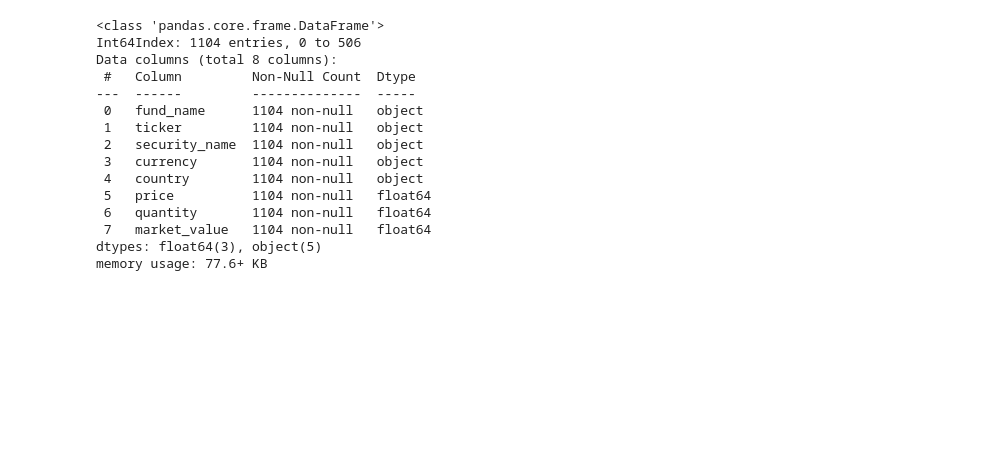
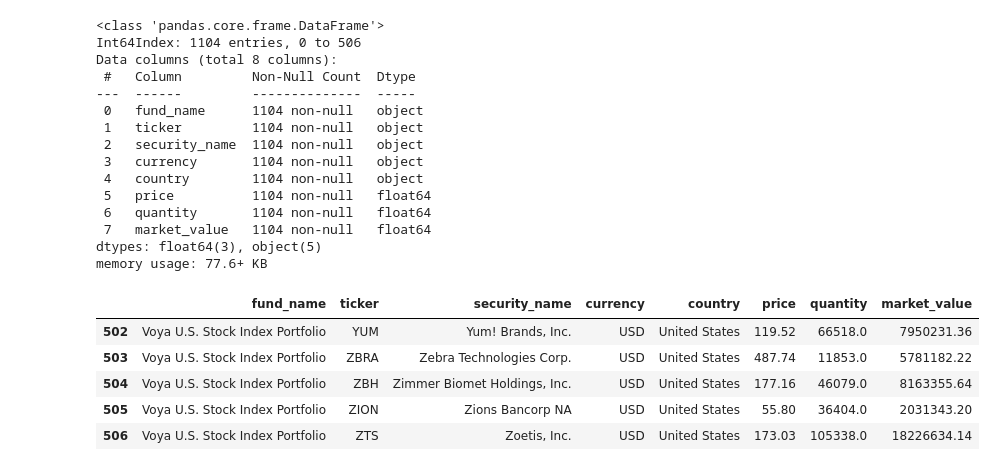
Before and after one commit to NicoleLund/mutual_fund_diversification, a Jupyter notebook: b_holdings_cleanup/holdings_clean.ipynb, the cells around one changed output. Cells and saved outputs as stored; diff of their text form; code cells hidden in the pictures; blank space fills up the shorter version.

```diff
--- a/b_holdings_cleanup/holdings_clean.ipynb
+++ b/b_holdings_cleanup/holdings_clean.ipynb
@@ -181,3 +181,12 @@ Data columns (total 8 columns):
  7   market_value   1104 non-null   float64
 dtypes: float64(3), object(5)
 memory usage: 77.6+ KB
+# %%
+df_final.tail()
+# %% [output]
+|  | fund_name | ticker | security_name | currency | country | price | quantity | market_value |
+| 502 | Voya U.S. Stock Index Portfolio | YUM | Yum! Brands, Inc. | USD | United States | 119.52 | 66518.0 | 7950231.36 |
+| 503 | Voya U.S. Stock Index Portfolio | ZBRA | Zebra Technologies Corp. | USD | United States | 487.74 | 11853.0 | 5781182.22 |
+| 504 | Voya U.S. Stock Index Portfolio | ZBH | Zimmer Biomet Holdings, Inc. | USD | United States | 177.16 | 46079.0 | 8163355.64 |
+| 505 | Voya U.S. Stock Index Portfolio | ZION | Zions Bancorp NA | USD | United States | 55.80 | 36404.0 | 2031343.20 |
+| 506 | Voya U.S. Stock Index Portfolio | ZTS | Zoetis, Inc. | USD | United States | 173.03 | 105338.0 | 18226634.14 |
```
Also changed, not shown: parts of 1 cell of this notebook, 9 other files.
